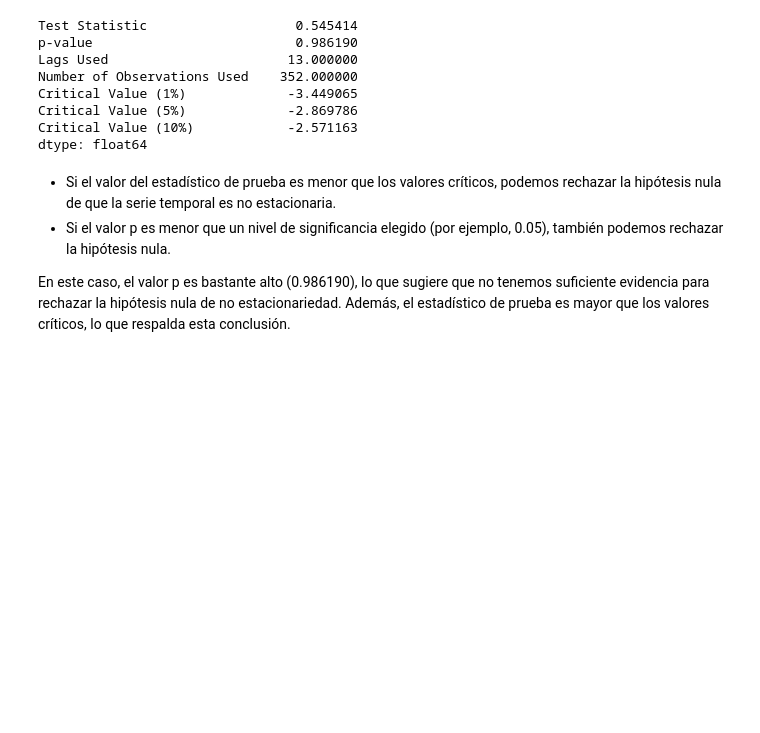
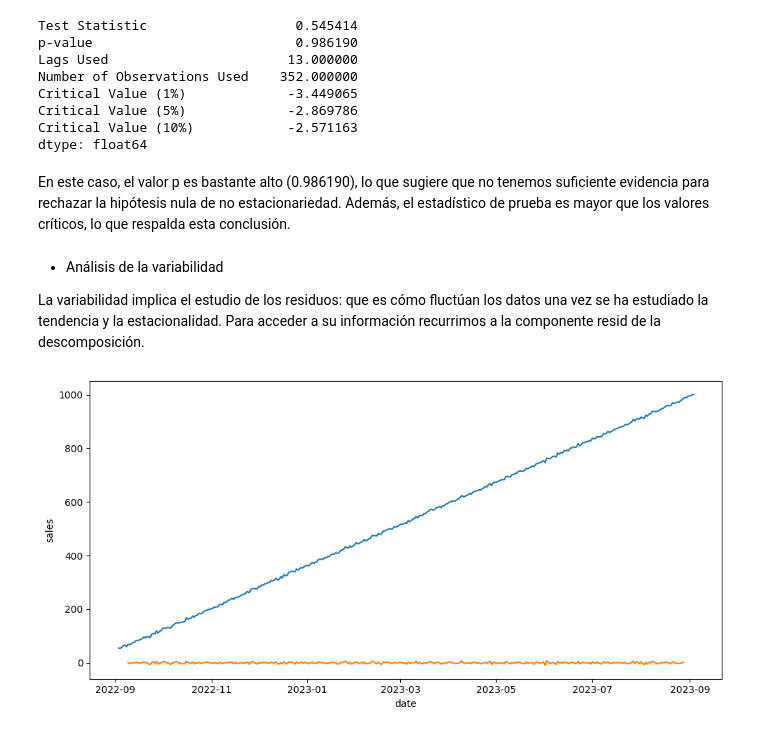
Before and after one commit to RmVa23/time-series, a Jupyter notebook: src/explore.ipynb, the cells around one changed output. Drawn from its saved outputs; the diff is of its cells as text; code cells hidden in the pictures; blank space fills up the shorter version.

```diff
--- a/src/explore.ipynb
+++ b/src/explore.ipynb
@@ -167,7 +172,21 @@ Critical Value (5%)             -2.869786
 Critical Value (10%)            -2.571163
 dtype: float64
 # %% [markdown]
- - Si el valor del estadístico de prueba es menor que los valores críticos, podemos rechazar la hipótesis nula de que la serie temporal es no estacionaria.
- - Si el valor p es menor que un nivel de significancia elegido (por ejemplo, 0.05), también podemos rechazar la hipótesis nula.
-
 En este caso, el valor p es bastante alto (0.986190), lo que sugiere que no tenemos suficiente evidencia para rechazar la hipótesis nula de no estacionariedad. Además, el estadístico de prueba es mayor que los valores críticos, lo que respalda esta conclusión.
+# %% [markdown]
+ - Análisis de la variabilidad
+
+La variabilidad implica el estudio de los residuos: que es cómo fluctúan los datos una vez se ha estudiado la tendencia y la estacionalidad. Para acceder a su información recurrimos a la componente resid de la descomposición.
+# %%
+residual = decomposition.resid
+
+fig, axis = plt.subplots(figsize = (10, 5))
+
+sns.lineplot(data = ts)
+sns.lineplot(data = residual)
+
+plt.tight_layout()
+
+plt.show()
+# %% [output]
+[figure, added]
```
Also changed, not shown: parts of 4 cells of this notebook.
